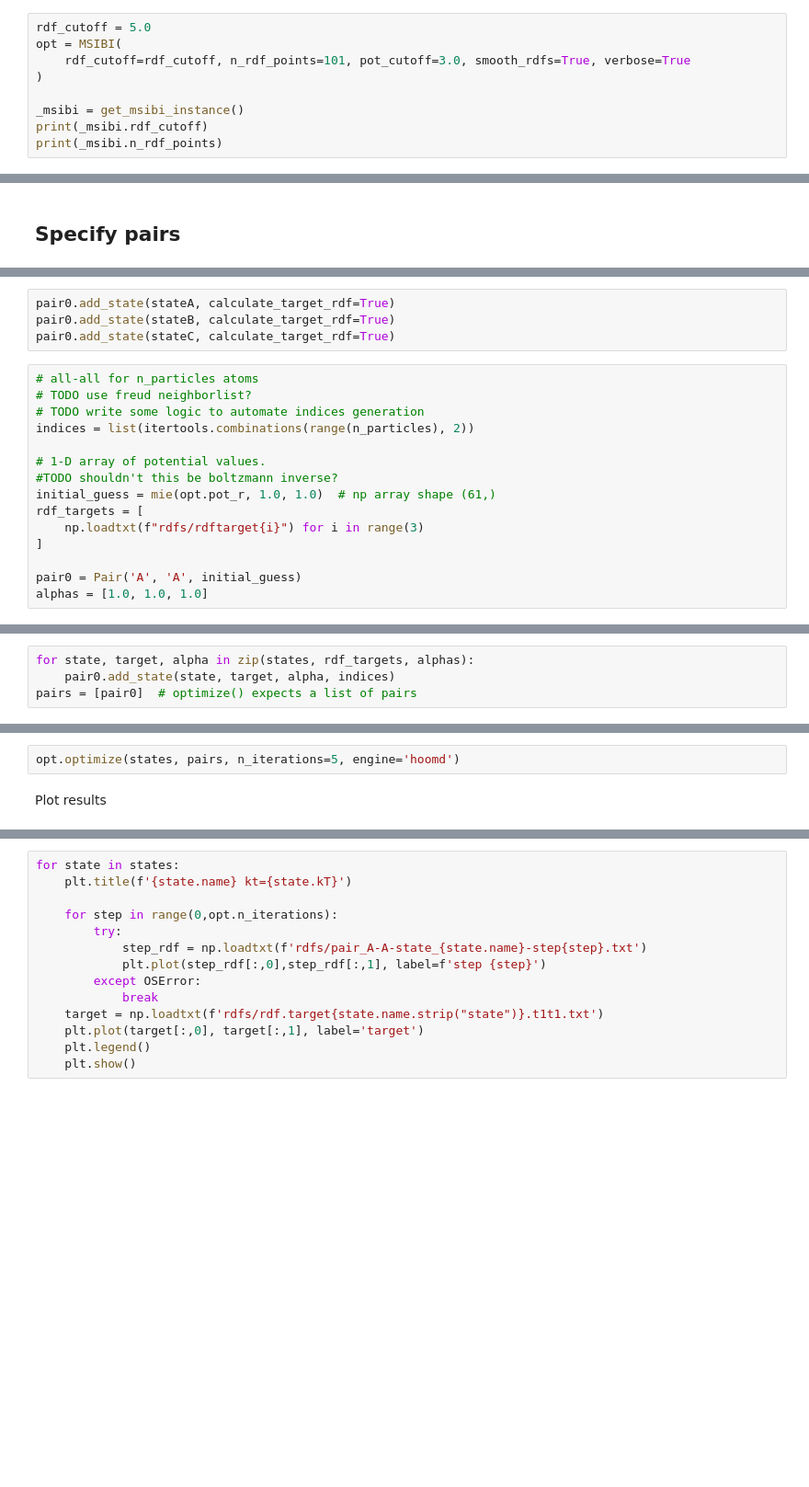
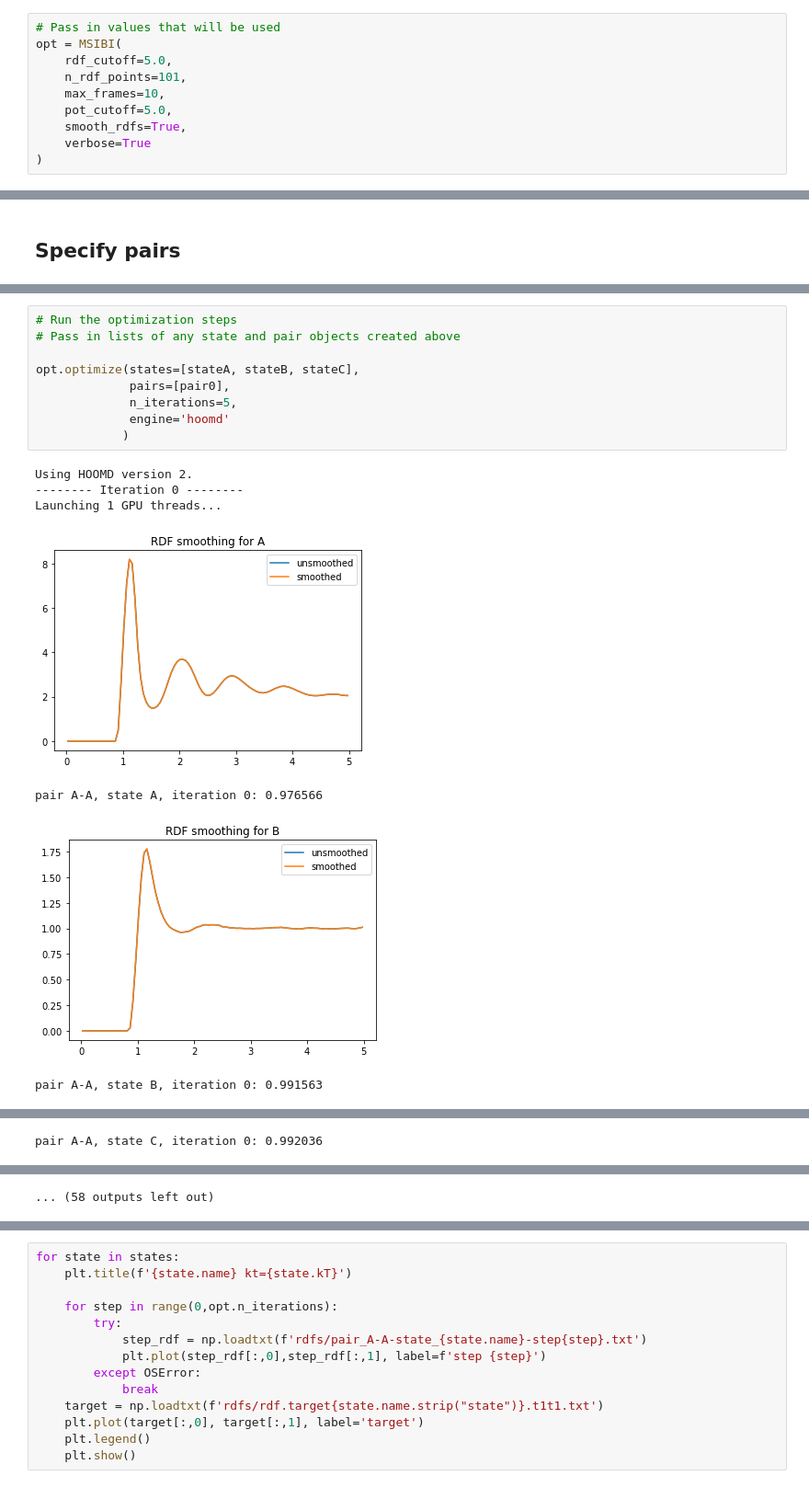
Before and after one commit to mosdef-hub/msibi, a Jupyter notebook: msibi/tutorials/lj/LJ_Tutorial.ipynb, the cells around one changed output, grey strips where cells are left out. Shown: that part at 92% size. Drawn from its saved outputs; the diff is of its cells as text; blank space fills up the shorter version.

```diff
--- a/msibi/tutorials/lj/LJ_Tutorial.ipynb
+++ b/msibi/tutorials/lj/LJ_Tutorial.ipynb
@@ -101,9 +35,10 @@ Set up global parameters:
 # %%
-rdf_cutoff = 5.0
+# Pass in values that will be used
 opt = MSIBI(
-    rdf_cutoff=rdf_cutoff, n_rdf_points=101, pot_cutoff=3.0, smooth_rdfs=True, verbose=True
+    rdf_cutoff=5.0,
+    n_rdf_points=101,
+    max_frames=10,
+    pot_cutoff=5.0,
+    smooth_rdfs=True,
+    verbose=True
 )
-
-_msibi = get_msibi_instance()
-print(_msibi.rdf_cutoff)
-print(_msibi.n_rdf_points)
@@ -162,19 +92,0 @@ pair0 = Pair(type1="A", type2="A", potential=initial_guess)
-# %%
-pair0.add_state(stateA, calculate_target_rdf=True)
-pair0.add_state(stateB, calculate_target_rdf=True)
-pair0.add_state(stateC, calculate_target_rdf=True)
-# %%
-# all-all for n_particles atoms
-# TODO use freud neighborlist?
-# TODO write some logic to automate indices generation
-indices = list(itertools.combinations(range(n_particles), 2))
-
-# 1-D array of potential values.
-#TODO shouldn't this be boltzmann inverse?
-initial_guess = mie(opt.pot_r, 1.0, 1.0)  # np array shape (61,)
-rdf_targets = [
-    np.loadtxt(f"rdfs/rdftarget{i}") for i in range(3)
-]
-
-pair0 = Pair('A', 'A', initial_guess)
-alphas = [1.0, 1.0, 1.0]
@@ -183,4 +92,0 @@ Add targets to pair
-# %%
-for state, target, alpha in zip(states, rdf_targets, alphas):
-    pair0.add_state(state, target, alpha, indices)
-pairs = [pair0]  # optimize() expects a list of pairs
@@ -189,4 +98,17 @@ Implement MSIBI algorithm
-# %%
-opt.optimize(states, pairs, n_iterations=5, engine='hoomd')
-# %% [markdown]
-Plot results
+# %%
+# Run the optimization steps
+# Pass in lists of any state and pair objects created above
+
+opt.optimize(states=[stateA, stateB, stateC],
+             pairs=[pair0],
+             n_iterations=5,
+             engine='hoomd'
+            )
+# %% [output]
+Using HOOMD version 2.
+-------- Iteration 0 --------
+Launching 1 GPU threads...
+[figure, added]
+pair A-A, state A, iteration 0: 0.976566
+[figure, added]
+pair A-A, state B, iteration 0: 0.991563
@@ -192,0 +116 @@ Plot results
+pair A-A, state C, iteration 0: 0.992036
@@ -192,0 +122 @@ Plot results
+... (58 outputs left out)
```
Also changed, not shown: parts of 28 cells of this notebook.
